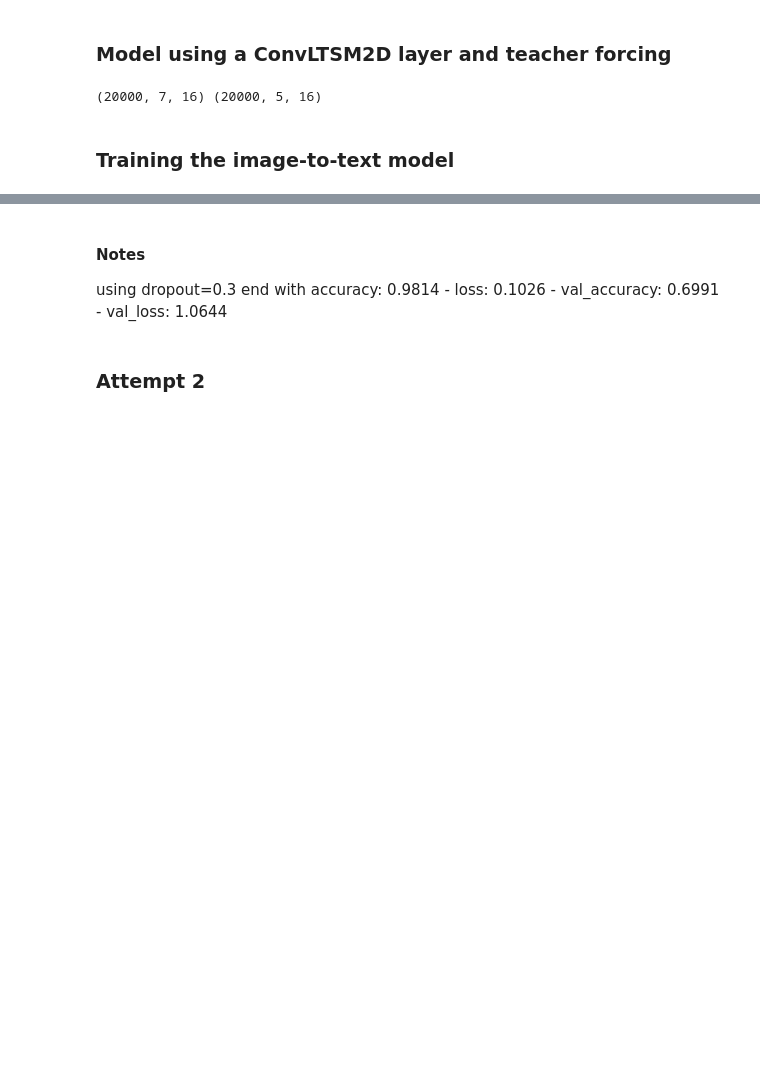
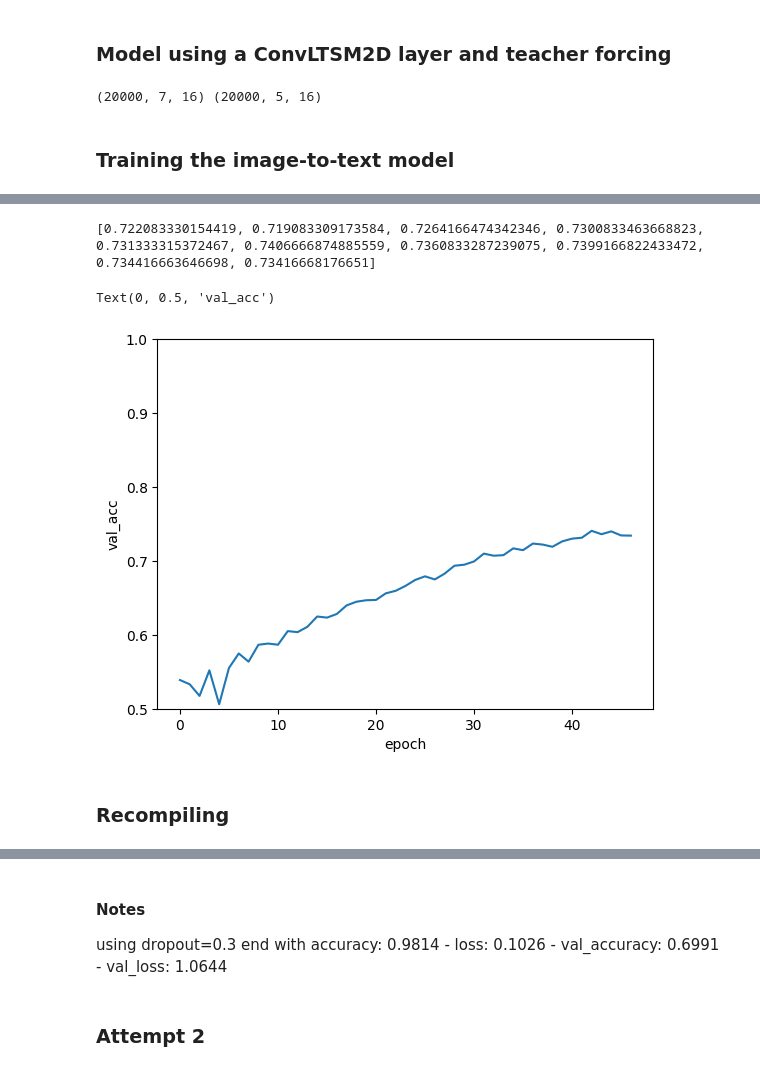
Before and after one commit to oloftijs/IDL2, a Jupyter notebook: A2_RNNs_Joep.ipynb, the cells around one changed output, grey strips where cells are left out. Cells and saved outputs as stored; diff of their text form; code cells hidden in the pictures; blank space fills up the shorter version.

```diff
--- a/A2_RNNs_Joep.ipynb
+++ b/A2_RNNs_Joep.ipynb
@@ -445,3 +424,28 @@ y_val_in = y_val[:, :-1, :]
 y_val_target = y_val[:, 1:, :]
 # %% [markdown]
 ### Training the image-to-text model
+# %%
+image2text = build_image2text(dropout=0.4, learning_rate=2.0e-4, RLstrength=1.0e-4)
+
+early_stopper = tf.keras.callbacks.EarlyStopping(
+    monitor = 'val_loss',
+    patience=10,
+    restore_best_weights=True
+)
+
+lr_scheduler = tf.keras.callbacks.ReduceLROnPlateau(
+    monitor='val_loss',
+    factor=0.5,
+    patience=5,
+    min_lr=1e-6,
+    verbose=1
+)
+
+history = image2text.fit(x=[X_train, y_train_in], y=y_train_target,
+               epochs = 60,
+               batch_size = 32,
+               validation_data = ([X_val, y_val_in], y_val_target),
+               callbacks=[lr_scheduler, early_stopper])
+
+# dropout=0.5, learning_rate=2.0e-4, RLstrength=1.0e-4 47 epochs: accuracy: 0.9644 - loss: 0.1606 - val_accuracy: 0.7342 - val_loss: 0.9069 - learning_rate: 1.0000e-04
+# dropout=0.4, learning_rate=2.0e-4, RLstrength=1.0e-4 31 epochs accuracy: 0.9342 - loss: 0.2514 - val_accuracy: 0.6974 - val_loss: 1.0256 - learning_rate: 1.0000e-04
@@ -448 +493,16 @@ y_val_target = y_val[:, 1:, :]
+# %%
+import matplotlib.pyplot as plt
+
+val_acc = history.history['val_accuracy']
+print(val_acc[-10:])
+plt.plot(val_acc)
+plt.ylim(0.5,1)
+plt.xlabel('epoch')
+plt.ylabel('val_acc')
+# %% [output]
+[0.722083330154419, 0.719083309173584, 0.7264166474342346, 0.7300833463668823, 0.731333315372467, 0.7406666874885559, 0.7360833287239075, 0.7399166822433472, 0.734416663646698, 0.73416668176651]
+Text(0, 0.5, 'val_acc')
+[figure, added]
+# %% [markdown]
+### Recompiling
 # %%
```
Also changed, not shown: parts of 7 cells of this notebook.
